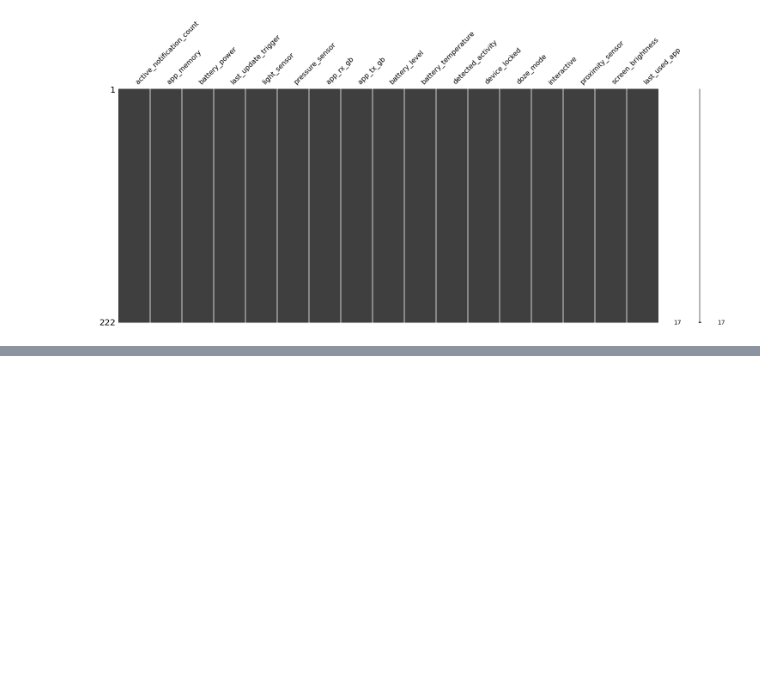
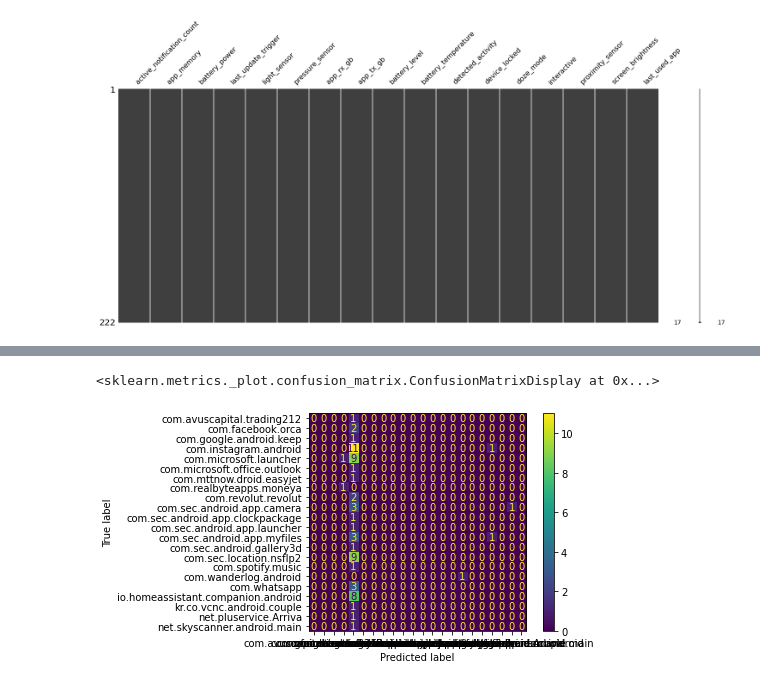
Before and after one commit to nunof98/data-fusion, a Jupyter notebook: main.ipynb, the cells around one changed output, grey strips where cells are left out. Cells and saved outputs as stored; diff of their text form; code cells hidden in the pictures; blank space fills up the shorter version.

```diff
--- a/main.ipynb
+++ b/main.ipynb
@@ -467,0 +719,7 @@ msno.matrix(df1)
+# %%
+from sklearn.metrics import plot_confusion_matrix
+
+plot_confusion_matrix(model, X_test, y_test)
+# %% [output]
+<sklearn.metrics._plot.confusion_matrix.ConfusionMatrixDisplay at 0x...>
+[figure, added]
```
Also changed, not shown: parts of 22 cells of this notebook, 2 other files.
